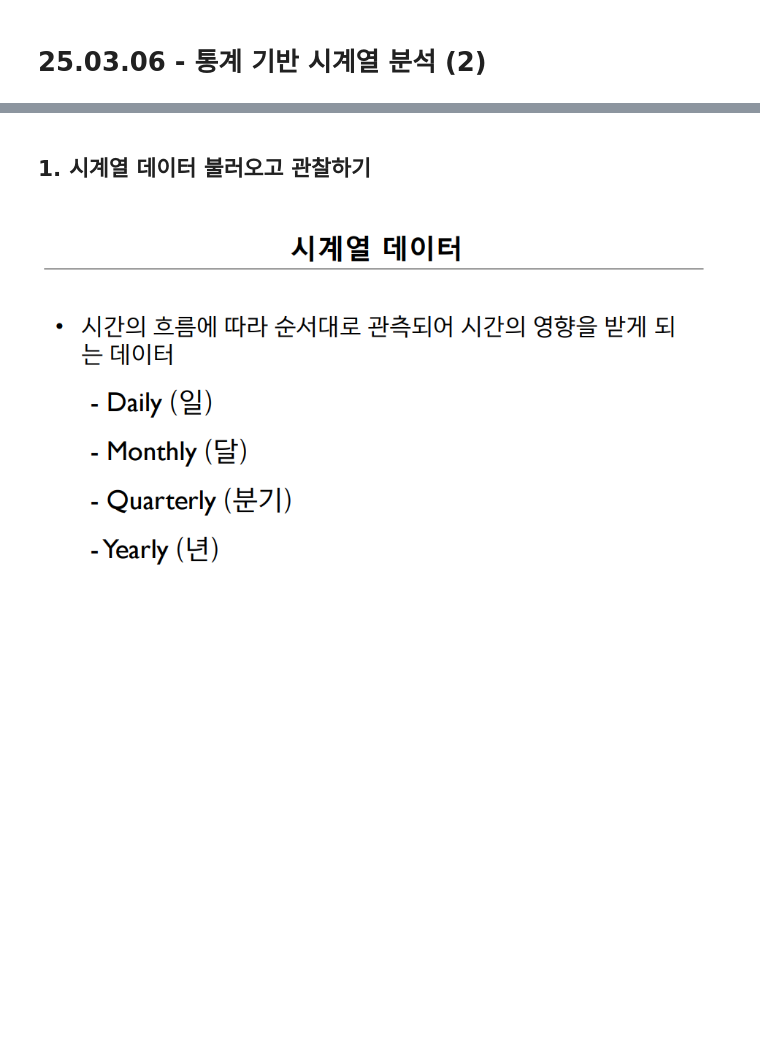
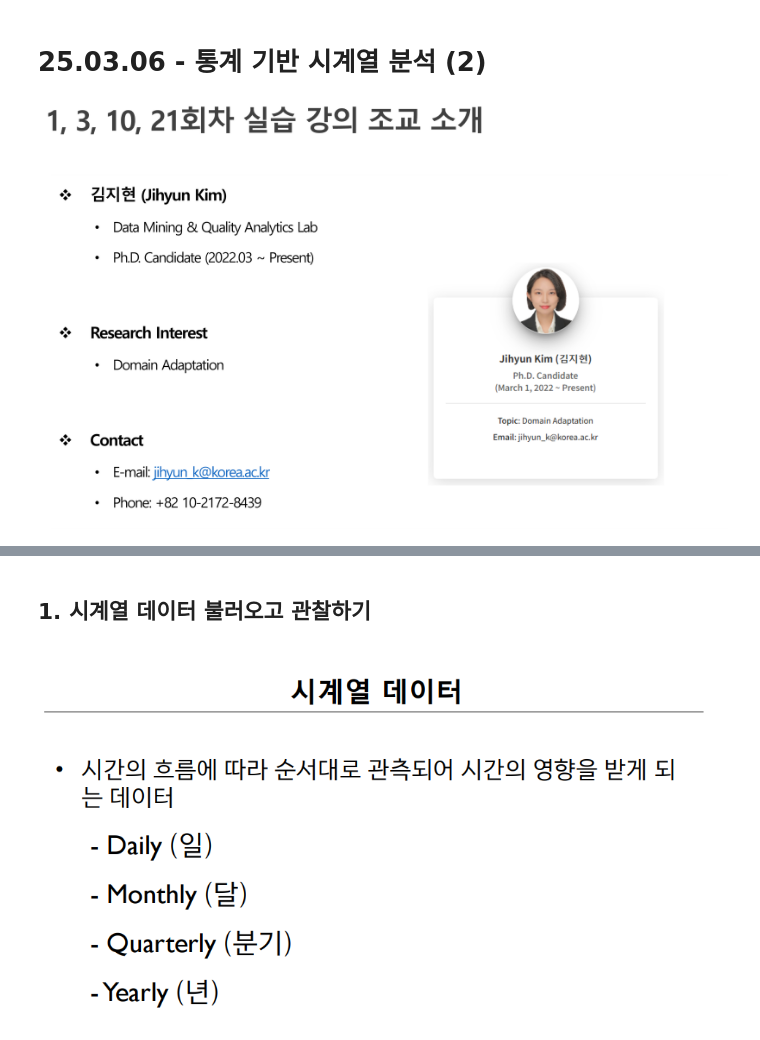
Before and after one commit to Im-JihyunKim/2025_LGE_TimeSeries, a Jupyter notebook: time-series-1.ipynb, the cells around one changed output, grey strips where cells are left out. Cells and saved outputs as stored; diff of their text form; code cells hidden in the pictures; blank space fills up the shorter version.

```diff
--- a/time-series-1.ipynb
+++ b/time-series-1.ipynb
@@ -7,3 +7,7 @@
 # 25.03.06 - 통계 기반 시계열 분석 (2)
 # %%
 from IPython.display import Image
+# %%
+Image('./image/jh.png')
+# %% [output]
+[figure, added]
```
Also changed, not shown: parts of 1 cell of this notebook, 5 other files.
